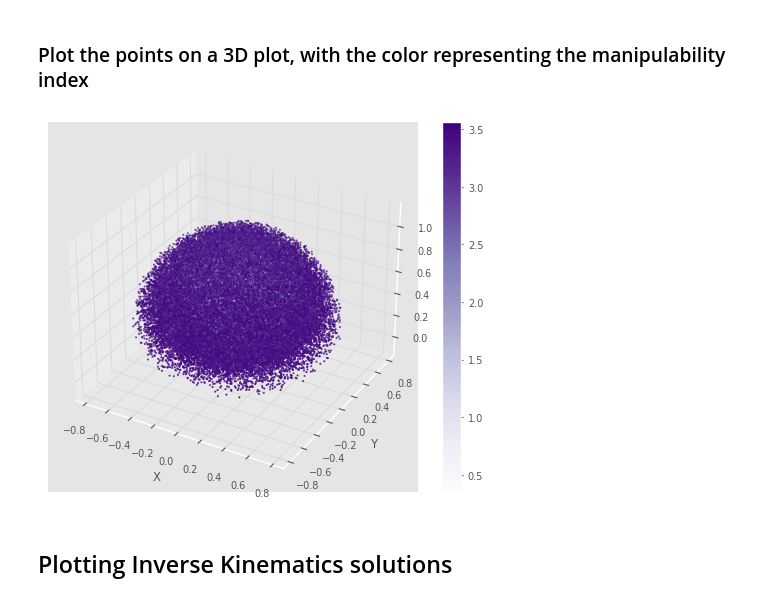
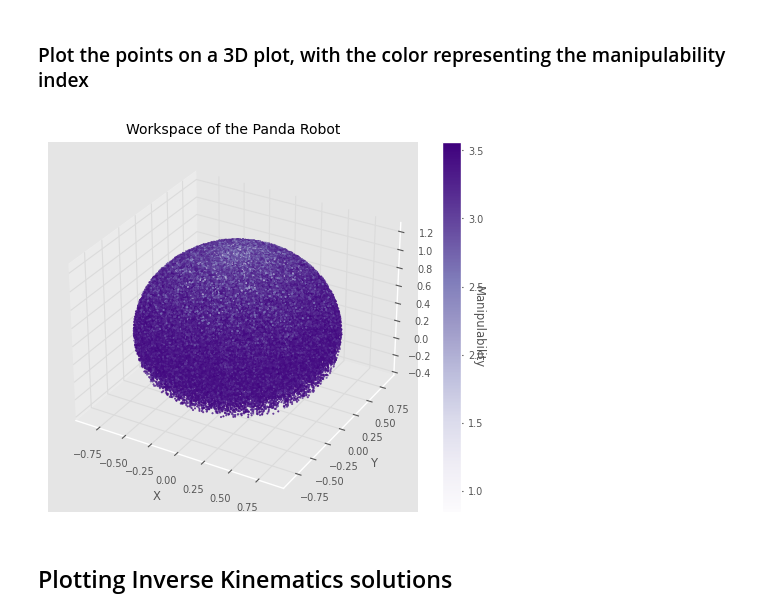
Before and after one commit to mtalirfan/ME-489-MATLAB-Manipulator, a Jupyter notebook: Python/Panda.ipynb, the cells around one changed output. Cells and saved outputs as stored; diff of their text form; code cells hidden in the pictures.

Commit message:
Improve Panda and Planar3 joint angles, workspace plots

```diff
--- a/Python/Panda.ipynb
+++ b/Python/Panda.ipynb
@@ -188,9 +185,9 @@ The fkine method:
 
 ik_panda = []
 ik_panda_model = []
-no_of_solutions = 5
+n_solutions = 5
 
-for i in range(no_of_solutions):
+for i in range(n_solutions):
     ik_panda.append(panda.ikine_LM(fk_panda)) # inverse kinematics
     ik_panda_model.append(panda_model.ikine_LM(fk_panda_model)) # inverse kinematics
 
@@ -249,0 +256,5 @@ PyPlot3D backend, t = 2.499999999999999, scene:
+# %%
+# Joint angle limits of the Panda manipulator
+qlim = panda_model.qlim
+
+print(qlim)
@@ -252,11 +266,11 @@ import random
 
 list_of_points = [] # List of end effector positions
 list_q_point = [] # List of joint angles
-no_of_points = 200000
+n_points = 200000
 
-for i in range(no_of_points):
-    # Define the joint limits, q_max[3] is 0 to pi
-    q_max = [random.uniform(-np.pi, np.pi), random.uniform(-np.pi/2, np.pi/2), random.uniform(-np.pi, np.pi), random.uniform(0, np.pi), random.uniform(-np.pi, np.pi), random.uniform(-np.pi/2, np.pi/2), random.uniform(-np.pi, np.pi)]
+for i in range(n_points):
+    # Define the joint limits
+    q_max = [random.uniform(qlim[0][0], qlim[1][0]), random.uniform(qlim[0][1], qlim[1][1]), random.uniform(qlim[0][2], qlim[1][2]), random.uniform(qlim[0][3], qlim[1][3]), random.uniform(qlim[0][4], qlim[1][4]), random.uniform(qlim[0][5], qlim[1][5]), random.uniform(qlim[0][6], qlim[1][6])]
 
     q_point = np.array(q_max)
     fk_panda = panda.fkine(q_point) # The forward kinematics of the Panda at the ready position
@@ -306,9 +320,11 @@ rot_axes = [False, False, False, True, True, True]
 
 list_rot_manipulability = []
 
-for i in range(no_of_points):
+for i in range(n_points):
     rot_manipulability = manipulability(panda_robot, list_q_point[i], rot_axes)
     list_rot_manipulability.append(rot_manipulability)
 
 list_rot_manipulability = np.array(list_rot_manipulability)
 # print(list_rot_manipulability)
+
+print(panda_robot)
@@ -317,25 +346,33 @@ list_rot_manipulability = np.array(list_rot_manipulability)
 # %%
 fig = plt.figure()
 ax = fig.add_subplot(111, projection='3d')
 
 x = list_of_points[:,0]
 y = list_of_points[:,1]
 z = list_of_points[:,2]
 c = list_rot_manipulability
 cmap = plt.cm.Purples
 s = 1
 
+scatterx = ax.scatter([base_point[0]], [base_point[1]], [base_point[2]], c='red')
 scatter = ax.scatter(x, y, z, c=c, cmap=cmap, s=s)
+
+# set zorders here
+scatterx.set_zorder(2)
+scatter.set_zorder(1)
 
 ax.set_xlabel('X')
 ax.set_ylabel('Y')
 ax.set_zlabel('Z')
 
-fig.colorbar(scatter, ax=ax)
+cbar = fig.colorbar(scatter, ax=ax)
+cbar.set_label('Manipulability', rotation=270)
+
+plt.title('Workspace of the Panda Robot')
 
 plt.show()
 # %% [output]
-[figure, old version]
+[figure, new version]
 # %% [markdown]
 ## Plotting Inverse Kinematics solutions
 # %%
```
Also changed, not shown: parts of 15 cells of this notebook, 14 other files.
